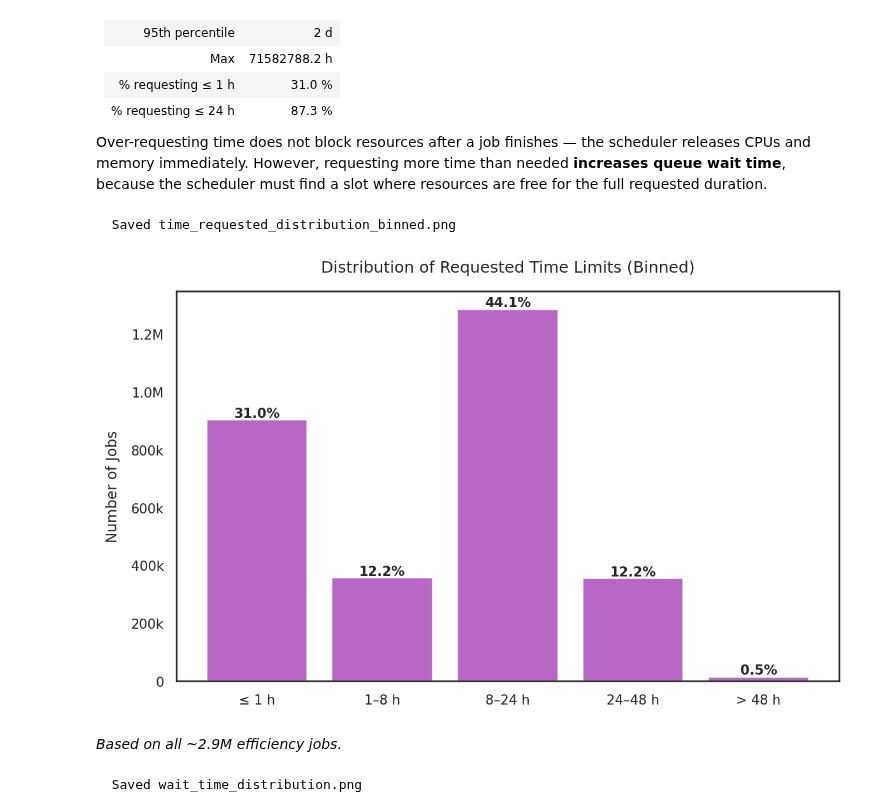
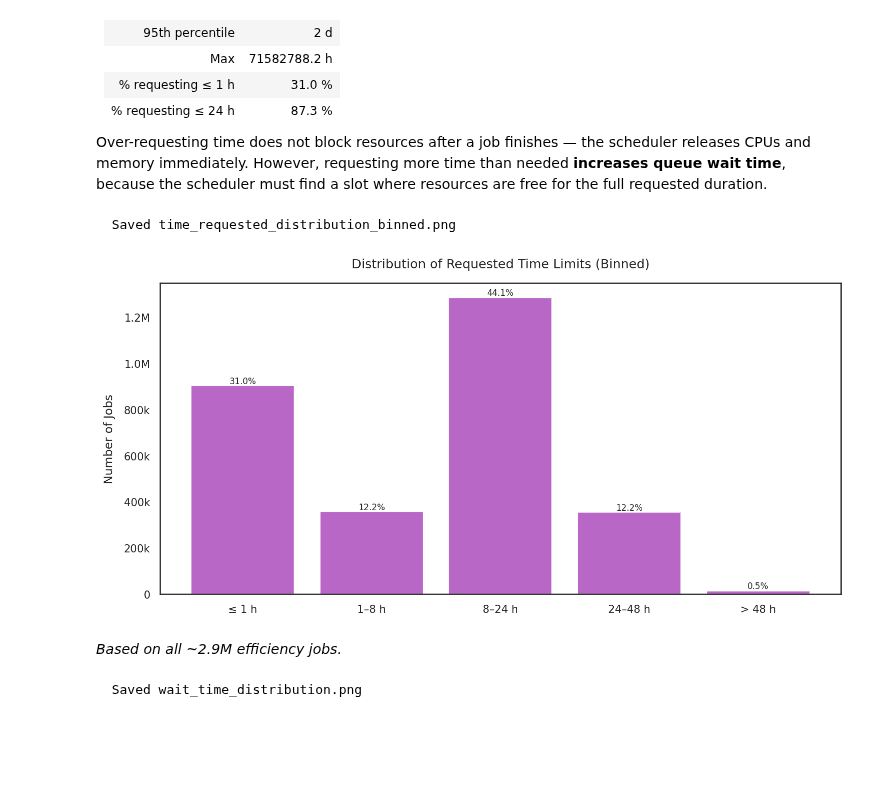
Before and after one commit to kcl-eresearch/hpc-data-analysis, a Jupyter notebook: notebooks/blog_2026-02_sustainability.ipynb, the cells around one changed output. Saved outputs shown, nothing was run; the diff lists cells and outputs as text; code cells hidden in the pictures; blank space fills up the shorter version.

Commit message:
fix: updated blog post and related plots

```diff
--- a/notebooks/blog_2026-02_sustainability.ipynb
+++ b/notebooks/blog_2026-02_sustainability.ipynb
@@ -1111,37 +1111,36 @@ time_req_hrs = df['timelimit_sec'].dropna() / 3600
 
 bin_edges = [0, 1, 8, 24, 48, np.inf]
 bin_labels = ['\u2264 1 h', '1\u20138 h', '8\u201324 h', '24\u201348 h', '> 48 h']
 binned = pd.cut(time_req_hrs, bins=bin_edges, labels=bin_labels, right=True)
 bin_counts = binned.value_counts().reindex(bin_labels)
 
 total = bin_counts.sum()
-fig, ax = plt.subplots(figsize=(8, 5))
+fig, ax = plt.subplots(figsize=(10, 5))
 bars = ax.bar(range(len(bin_labels)), bin_counts.values,
               color='#9C27B0', alpha=0.7, edgecolor='white')
 ax.set_xticks(range(len(bin_labels)))
 ax.set_xticklabels(bin_labels)
 
 ax.yaxis.set_major_formatter(mticker.FuncFormatter(
     lambda x, _: f'{x/1e6:.1f}M' if x >= 1e6 else
                  f'{x/1e3:.0f}k' if x >= 1e3 else f'{x:.0f}'))
 
 ax.set_ylabel('Number of Jobs')
 ax.set_title('Distribution of Requested Time Limits (Binned)')
 
 for bar, v in zip(bars, bin_counts.values):
     pct = v / total * 100
     ax.text(bar.get_x() + bar.get_width() / 2, bar.get_height(),
-            f'{pct:.1f}%', ha='center', va='bottom', fontsize=10,
-            fontweight='bold')
+            f'{pct:.1f}%', ha='center', va='bottom', fontsize=8)
 
 plt.tight_layout()
 savefig('time_requested_distribution_binned.png')
 plt.show()
 
 display(Markdown(f'*Based on all {approx(int(total))} efficiency jobs.*'))
 # %% [output]
   Saved time_requested_distribution_binned.png
-[figure, old version]
+[figure, new version]
 *Based on all ~2.9M efficiency jobs.*
 # %%
 wait_data = df['wait_sec'].dropna()
```
Also changed, not shown: parts of 7 cells of this notebook, 4 other files.
